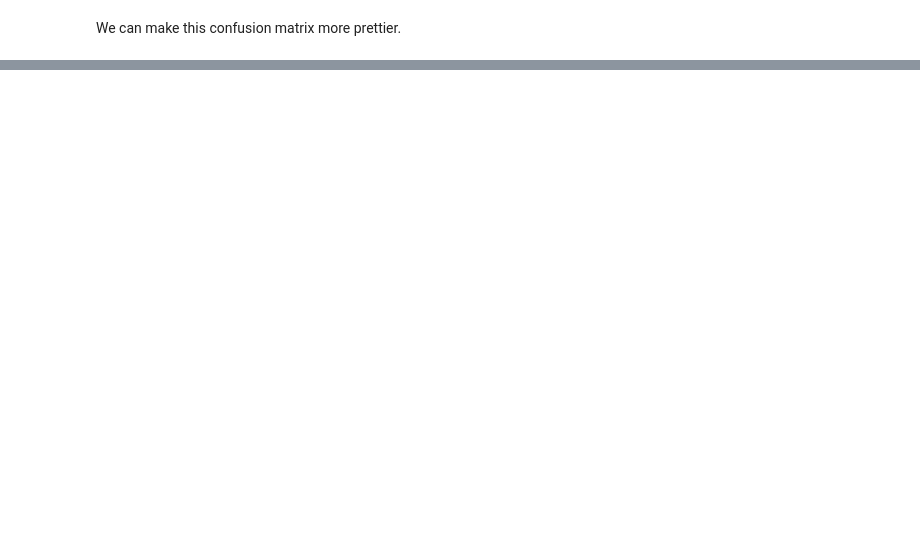
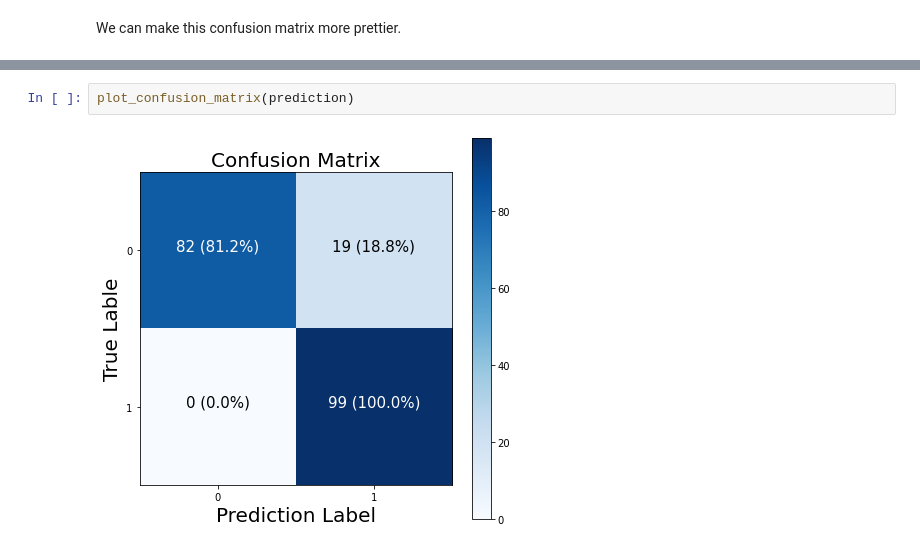
Before and after one commit to Kaushal-Top5699/classification_NN_tensorflow, a Jupyter notebook: classification_NN_tensorflow.ipynb, the cells around one changed output, grey strips where cells are left out. Drawn from its saved outputs; the diff is of its cells as text; blank space fills up the shorter version.

```diff
--- a/classification_NN_tensorflow.ipynb
+++ b/classification_NN_tensorflow.ipynb
@@ -880,0 +882,4 @@ for i, j in itertools.product(range(cm.shape[0]), range(cm.shape[1])):
+# %%
+plot_confusion_matrix(prediction)
+# %% [output]
+[figure, added]
```
Also changed, not shown: parts of 28 cells of this notebook.
